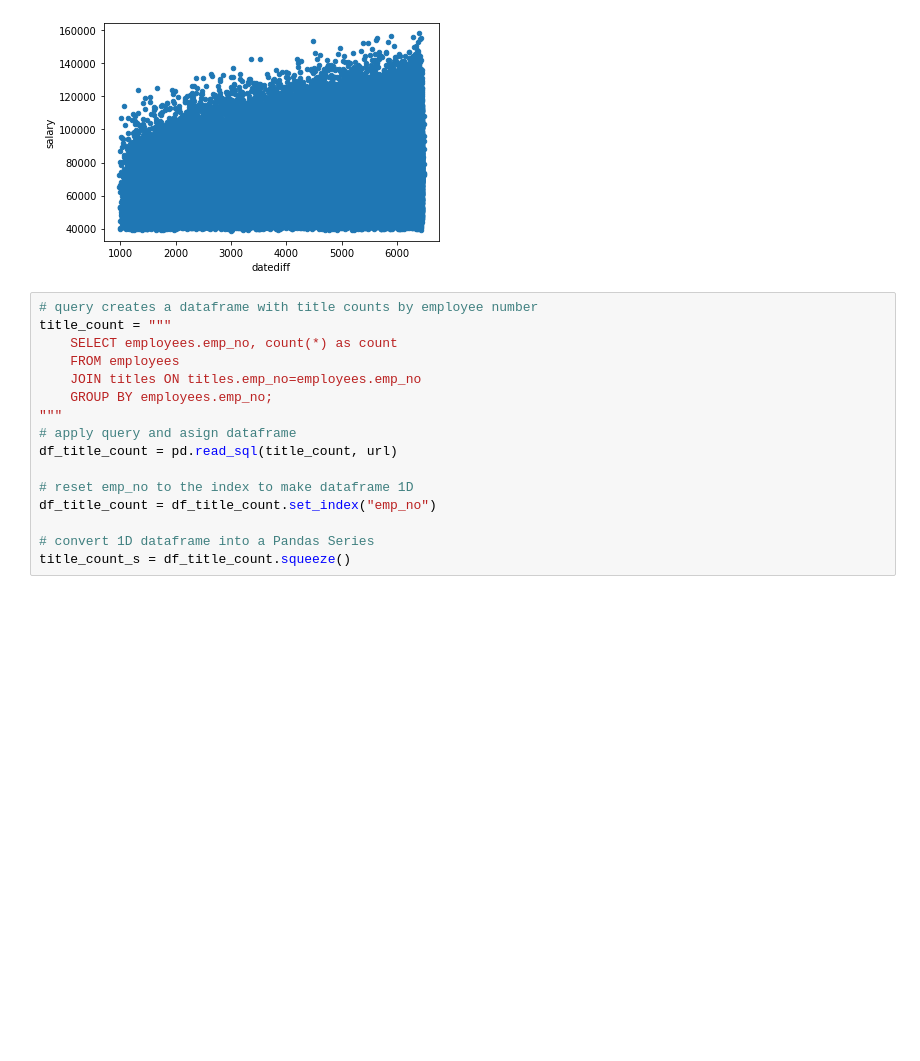
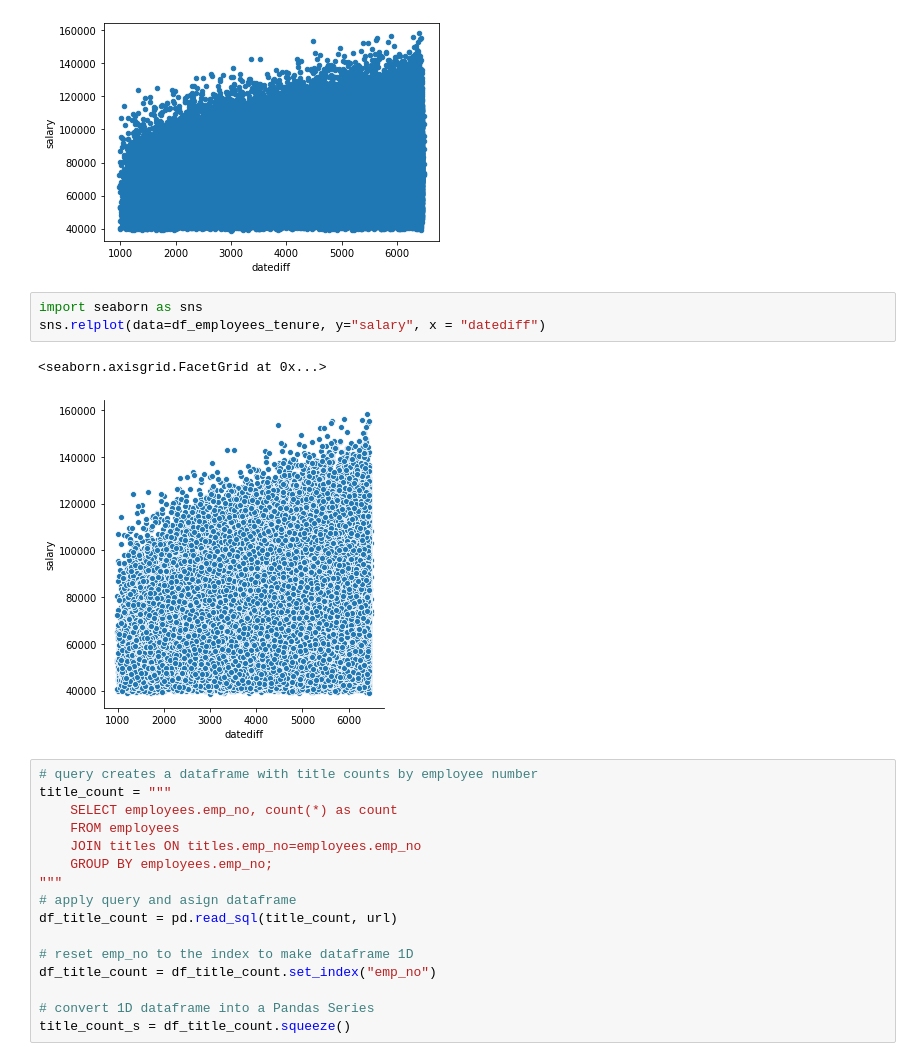
Before and after one commit to faithkane3/statistics-exercises, a Jupyter notebook: hypothesis_testing.ipynb, the cells around one changed output. Saved outputs shown, nothing was run; the diff lists cells and outputs as text; blank space fills up the shorter version.

```diff
--- a/hypothesis_testing.ipynb
+++ b/hypothesis_testing.ipynb
@@ -452,6 +451,12 @@ df_employees_tenure.plot.scatter("datediff", "salary")
 # %% [output]
 <matplotlib.axes._subplots.AxesSubplot at 0x...>
 [figure]
+# %%
+import seaborn as sns
+sns.relplot(data=df_employees_tenure, y="salary", x = "datediff")
+# %% [output]
+<seaborn.axisgrid.FacetGrid at 0x...>
+[figure, added]
 # %%
 # query creates a dataframe with title counts by employee number
 title_count = """
```
Also changed, not shown: parts of 25 cells of this notebook.
